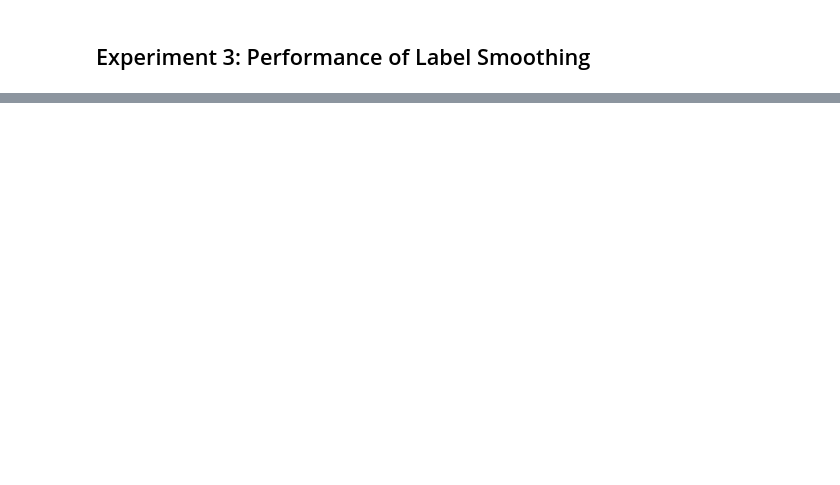
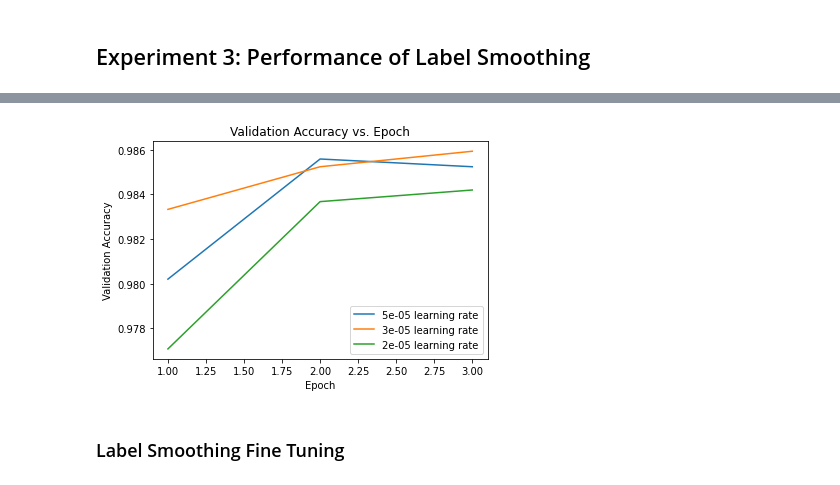
Before and after one commit to mtp9k/Identifying-Clickbait-SYS-60616-, a Jupyter notebook: project_colab.ipynb, the cells around one changed output, grey strips where cells are left out. Cells and saved outputs as stored; diff of their text form; code cells hidden in the pictures; blank space fills up the shorter version.

```diff
--- a/project_colab.ipynb
+++ b/project_colab.ipynb
@@ -599,0 +713,20 @@ twitter dataset evaluation accuracy:
+# %%
+# Lets try choose the right dropout amount
+#https://www.tensorflow.org/tutorials/text/classify_text_with_bert#choose_a_bert_model_to_fine-tune
+learningRates = [5e-5,3e-5,2e-5]
+val_accuracies=[]
+for learningRate in learningRates:
+  bert_model = BERT_champion_nn(0.1)
+  optimizer = optimization.create_optimizer(init_lr=learningRate,
+                                            num_train_steps=num_train_steps,
+                                            num_warmup_steps=num_warmup_steps,
+                                            optimizer_type='adamw')
+  bert_model.compile(optimizer=optimizer,
+                          loss=loss,
+                          metrics=metrics)
+  history = bert_model.fit(
+      raw_train_ds,
+      validation_data=raw_val_ds,
+      epochs=epochs)
+  print(f'Learning Rate {learningRate}: done.')
+  val_accuracies.append(history.history['val_binary_accuracy'])
@@ -599,0 +754,14 @@ twitter dataset evaluation accuracy:
+# %%
+# Plot validation Loss vs. Epoch
+for val_accuracy,learningRate in zip(val_accuracies,learningRates):
+    plt.plot(range(1,4),val_accuracy,label=f'{learningRate} learning rate')
+plt.title('Validation Accuracy vs. Epoch')
+plt.ylabel('Validation Accuracy')
+plt.xlabel('Epoch')
+x1,x2,y1,y2 = plt.axis()
+plt.legend()
+plt.show()
+# %% [output]
+[figure, added]
+# %% [markdown]
+### Label Smoothing Fine Tuning
```
Also changed, not shown: parts of 29 cells of this notebook, 1 other file.
